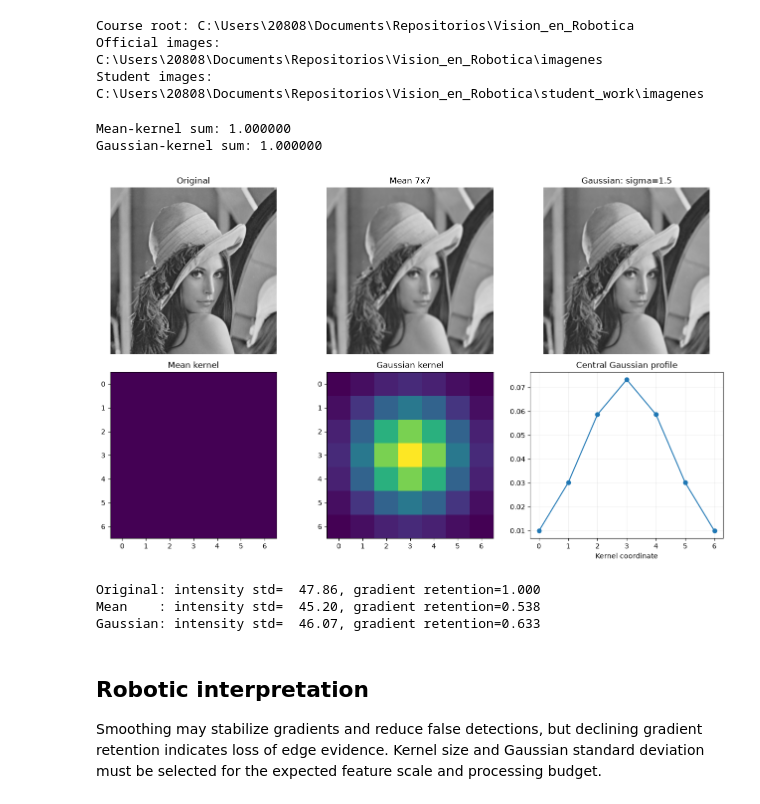
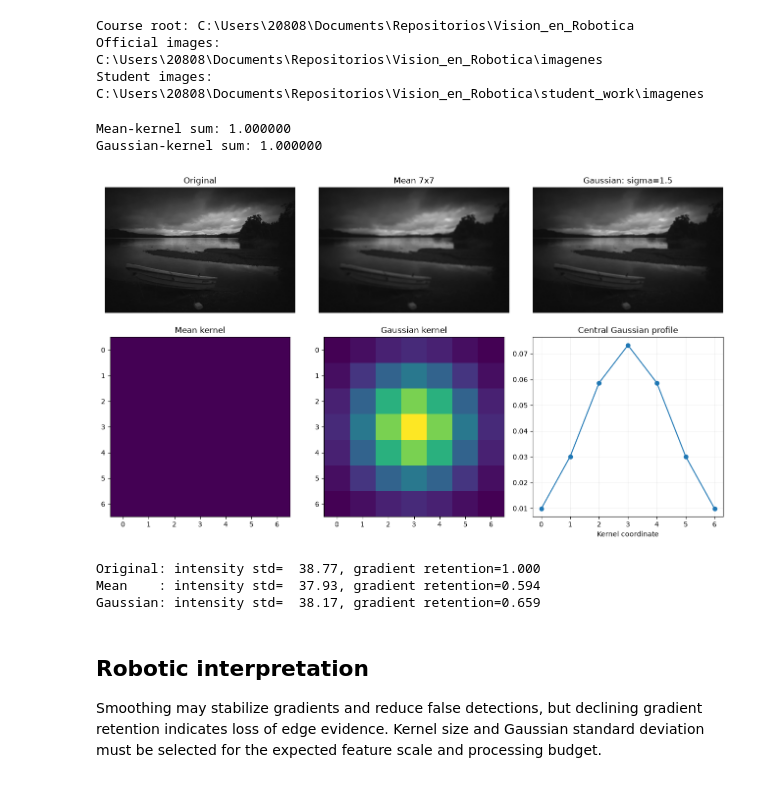
Before and after one commit to cesar-martinez-torres/LRT4012_Vision_en_Robotica, a Jupyter notebook: 04_linear_filters.ipynb, the cells around one changed output. Cells and saved outputs as stored; diff of their text form; code cells hidden in the pictures.

```diff
--- a/04_linear_filters.ipynb
+++ b/04_linear_filters.ipynb
@@ -45,7 +45,7 @@ Course root: C:\Users\20808\Documents\Repositorios\Vision_en_Robotica
 Official images: C:\Users\20808\Documents\Repositorios\Vision_en_Robotica\imagenes
 Student images: C:\Users\20808\Documents\Repositorios\Vision_en_Robotica\student_work\imagenes
 # %%
-image_rgb = load_rgb("lenna.png")
+image_rgb = load_rgb("barco.png")
 gray = cv2.cvtColor(image_rgb, cv2.COLOR_RGB2GRAY)
 
 kernel_size = 7
@@ -53,34 +53,34 @@ mean_filtered = cv2.blur(gray, (kernel_size, kernel_size), borderType=cv2.BORDER
 gaussian_filtered = cv2.GaussianBlur(gray, (kernel_size, kernel_size), sigmaX=1.5, borderType=cv2.BORDER_REFLECT_101)
 
 mean_kernel = np.ones((kernel_size, kernel_size), dtype=np.float32) / kernel_size**2
 gaussian_1d = cv2.getGaussianKernel(kernel_size, 1.5)
 gaussian_kernel = gaussian_1d @ gaussian_1d.T
 
 print(f"Mean-kernel sum: {mean_kernel.sum():.6f}")
 print(f"Gaussian-kernel sum: {gaussian_kernel.sum():.6f}")
 
 fig, axes = plt.subplots(2, 3, figsize=(13, 8))
 for axis, image, title in zip(
     axes[0], [gray, mean_filtered, gaussian_filtered],
     ["Original", f"Mean {kernel_size}x{kernel_size}", "Gaussian: sigma=1.5"],
 ):
     axis.imshow(image, cmap="gray", vmin=0, vmax=255)
     axis.set_title(title)
     axis.axis("off")
 axes[1, 0].imshow(mean_kernel, cmap="viridis")
 axes[1, 0].set_title("Mean kernel")
 axes[1, 1].imshow(gaussian_kernel, cmap="viridis")
 axes[1, 1].set_title("Gaussian kernel")
 axes[1, 2].plot(gaussian_kernel[kernel_size // 2], marker="o")
 axes[1, 2].set_title("Central Gaussian profile")
 axes[1, 2].set_xlabel("Kernel coordinate")
 axes[1, 2].grid(alpha=0.2)
 plt.tight_layout()
 plt.show()
 # %% [output]
 Mean-kernel sum: 1.000000
 Gaussian-kernel sum: 1.000000
-[figure, old version]
+[figure, new version]
 # %%
 def gradient_energy(image: np.ndarray) -> float:
     gx = cv2.Sobel(image, cv2.CV_32F, 1, 0, ksize=3)
@@ -91,9 +91,9 @@ baseline = gradient_energy(gray)
 for name, image in {"Original": gray, "Mean": mean_filtered, "Gaussian": gaussian_filtered}.items():
     print(f"{name:8s}: intensity std={image.std():7.2f}, gradient retention={gradient_energy(image)/baseline:.3f}")
 # %% [output]
-Original: intensity std=  47.86, gradient retention=1.000
-Mean    : intensity std=  45.20, gradient retention=0.538
-Gaussian: intensity std=  46.07, gradient retention=0.633
+Original: intensity std=  38.77, gradient retention=1.000
+Mean    : intensity std=  37.93, gradient retention=0.594
+Gaussian: intensity std=  38.17, gradient retention=0.659
 # %% [markdown]
 ## Robotic interpretation
 
```
Also changed, not shown: 5 other files.
